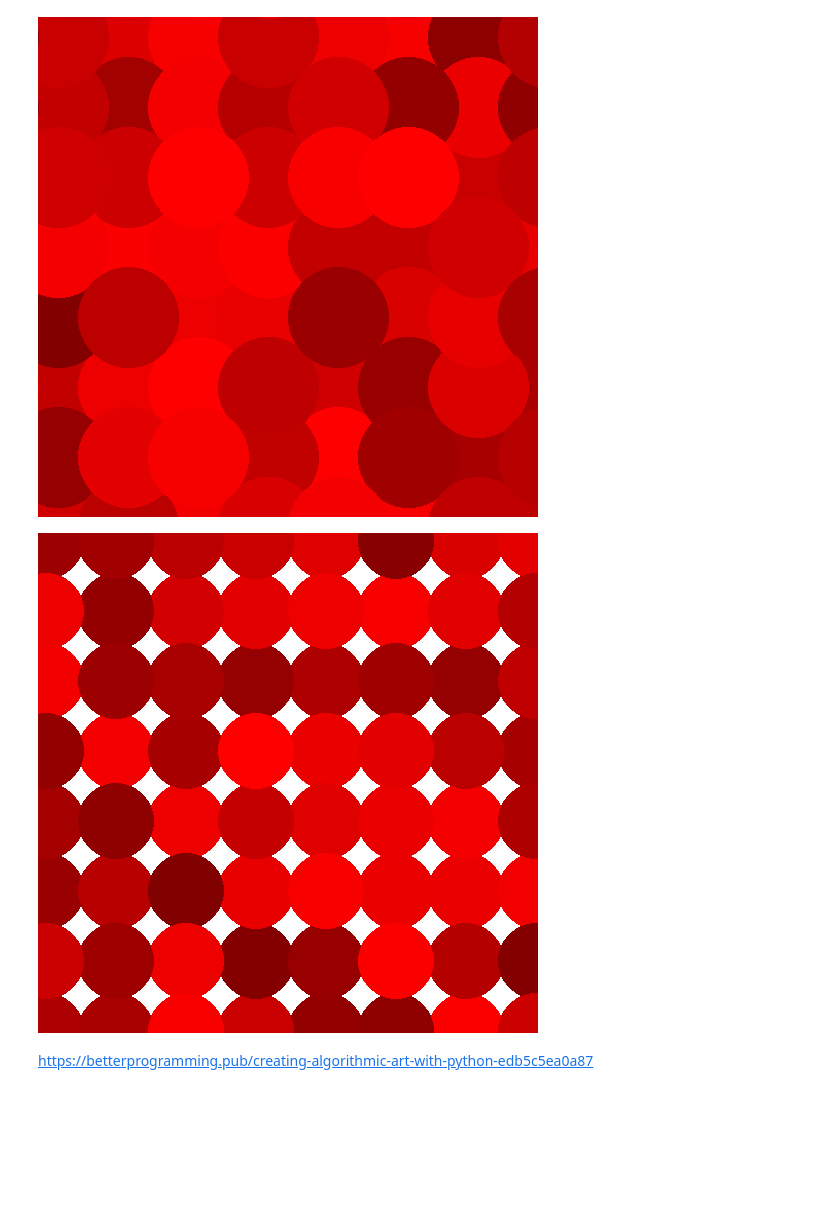
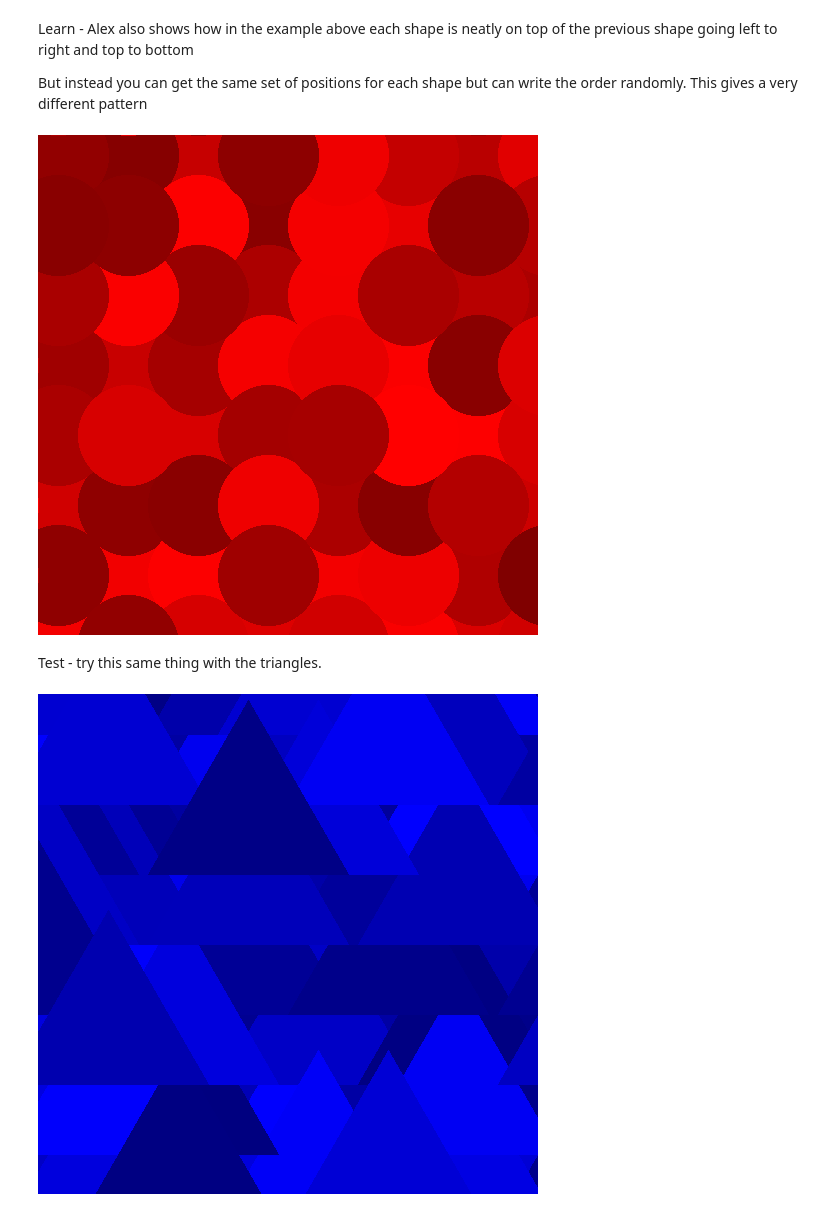
Before and after one commit to loischandler/data-and-code-assignment, a Jupyter notebook: circles.ipynb, the cells around one changed output. Drawn from its saved outputs; the diff is of its cells as text; code cells hidden in the pictures; blank space fills up the shorter version.

```diff
--- a/circles.ipynb
+++ b/circles.ipynb
@@ -105,15 +171,22 @@ im
+# %% [markdown]
+Learn - Alex also shows how in the example above each shape is neatly on top of the previous shape going left to right and top to bottom
+
+But instead you can get the same set of positions for each shape but can write the order randomly. This gives a very different pattern
 # %%
+
+im = Image.new('RGB', size=(500, 500), color=(255,255,255))
+draw = ImageDraw.Draw(im)
+
 coords = [
     (x, y)
     for x in range(-100, 600, 70)
     for y in range(-100, 600, 70)
 ]
 
+# mix up the coordinates
 random.shuffle(coords)
 
-im = Image.new('RGB', size=(500, 500))
-draw = ImageDraw.Draw(im)
-
+# loop through the set of mixed up coordinates
 for (x, y) in coords:
     draw.ellipse(
         [(x, y), (x + 100, y + 100)],
@@ -121,30 +194,27 @@ for (x, y) in coords:
     )
 
 im
-#im.save('grid_of_random_circles.png')
 # %% [output]
-[figure, old version]
+[figure, new version]
+# %% [markdown]
+Test - try this same thing with the triangles.
 # %%
+
+im = Image.new('RGB', size=(500, 500), color=(255,255,255))
+draw = ImageDraw.Draw(im)
 
 coords = [
     (x, y)
     for x in range(-100, 600, 70)
     for y in range(-100, 600, 70)
 ]
 
 random.shuffle(coords)
 
-im = Image.new('RGB', size=(500, 500), color=(255,255,255))
-draw = ImageDraw.Draw(im)
+for (x, y) in coords:
 
-for (x, y) in coords:
-    draw.ellipse(
-        [(x, y), (x + 75, y + 75)],
-        fill=(random.randint(128, 255), 0, 0)
-    )
+    draw_equilateral_triangle(draw, im, x, y, 200, (0, 0, random.randint(128, 255)))
 
 im
 # %% [output]
-[figure, old version]
+[figure, new version]
-# %% [markdown]
-https://betterprogramming.pub/creating-algorithmic-art-with-python-edb5c5ea0a87
```
Also changed, not shown: parts of 17 cells of this notebook, 2 other files.
